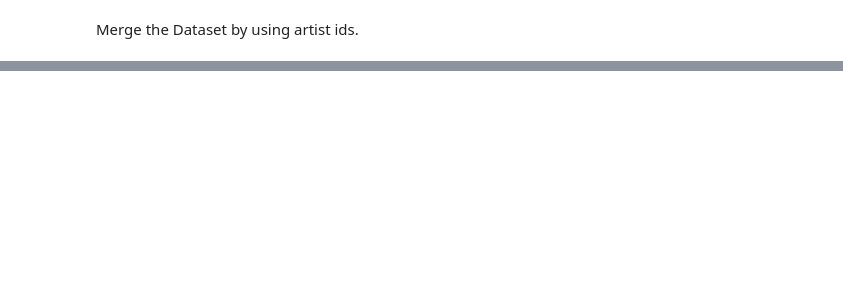
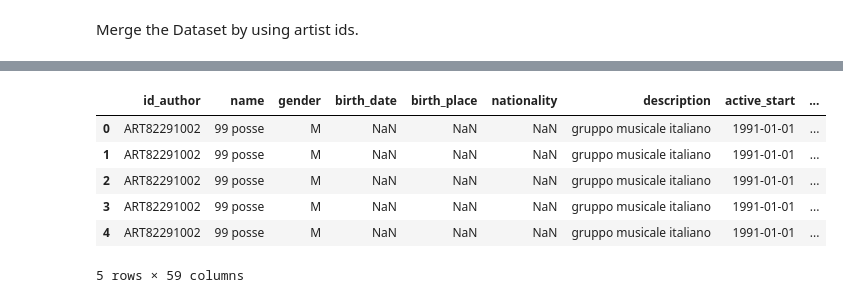
Before and after one commit to simonegrandinetti/ML_first_project, a Jupyter notebook: main_project.ipynb, the cells around one changed output, grey strips where cells are left out. Drawn from its saved outputs; the diff is of its cells as text; code cells hidden in the pictures; blank space fills up the shorter version.

```diff
--- a/main_project.ipynb
+++ b/main_project.ipynb
@@ -22,6 +38,10 @@ df_track.head()
 # %% [markdown]
 Merge the Dataset by using artist ids.
 # %%
-df = pd.merge(df_artist, df_track, left_on="id_author", right_on="id_artist")
+df = pd.merge(df_artist, df_track, left_on="id_author", right_on="id_artist", validate="one_to_many")
+df = df.rename(columns={"id": "id_song"})
 df.full_title.value_counts(), df.name.unique().value_counts()
+print(f"Number of unique full titles after merge: {df.full_title.nunique()} vs original {df_track.full_title.nunique()}")
+print(f"Number of unique names after merge: {df.name.nunique()} vs original {df_artist.name.nunique()}")
+df.head()
 # %% [output]
@@ -44,0 +50,7 @@ df.full_title.value_counts(), df.name.unique().value_counts()
+|  | id_author | name | gender | birth_date | birth_place | nationality | description | active_start | ... |
+| 0 | ART82291002 | 99 posse | M | NaN | NaN | NaN | gruppo musicale italiano | 1991-01-01 | ... |
+| 1 | ART82291002 | 99 posse | M | NaN | NaN | NaN | gruppo musicale italiano | 1991-01-01 | ... |
+| 2 | ART82291002 | 99 posse | M | NaN | NaN | NaN | gruppo musicale italiano | 1991-01-01 | ... |
+| 3 | ART82291002 | 99 posse | M | NaN | NaN | NaN | gruppo musicale italiano | 1991-01-01 | ... |
+| 4 | ART82291002 | 99 posse | M | NaN | NaN | NaN | gruppo musicale italiano | 1991-01-01 | ... |
+5 rows × 59 columns
```
Also changed, not shown: parts of 11 cells of this notebook, 2 other files.
